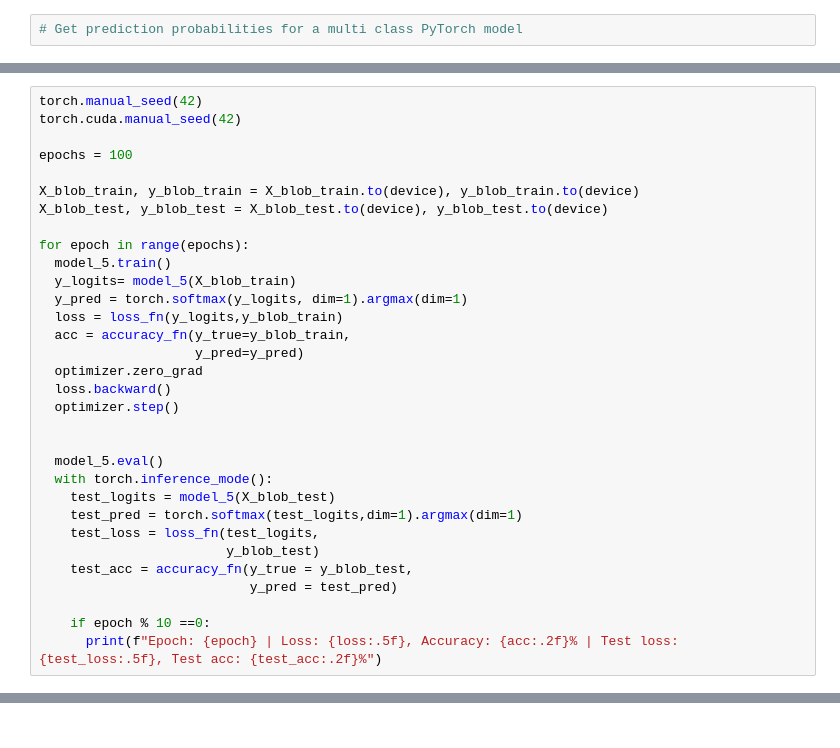
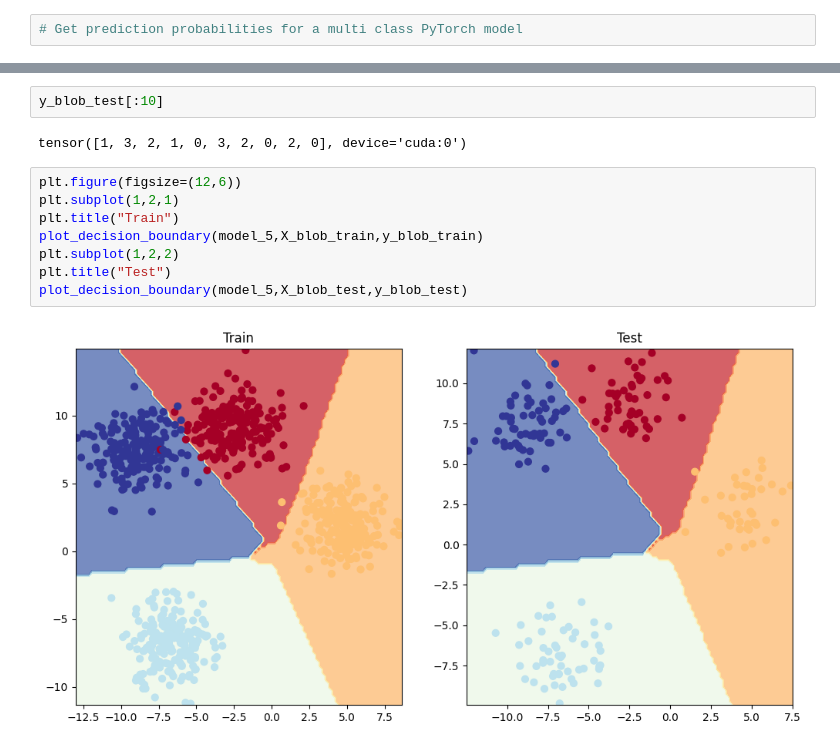
Before and after one commit to abinghamwalker/pytorch-deep-learning, a Jupyter notebook: follow_along/02_follow_along.ipynb, the cells around one changed output, grey strips where cells are left out. Cells and saved outputs as stored; diff of their text form.

```diff
--- a/follow_along/02_follow_along.ipynb
+++ b/follow_along/02_follow_along.ipynb
@@ -904,32 +994,0 @@ tensor([[0.3169, 0.3244, 0.1405, 0.2182],
-# %%
-torch.manual_seed(42)
-torch.cuda.manual_seed(42)
-
-epochs = 100
-
-X_blob_train, y_blob_train = X_blob_train.to(device), y_blob_train.to(device)
-X_blob_test, y_blob_test = X_blob_test.to(device), y_blob_test.to(device)
-
-for epoch in range(epochs):
-  model_5.train()
-  y_logits= model_5(X_blob_train)
-  y_pred = torch.softmax(y_logits, dim=1).argmax(dim=1)
-  loss = loss_fn(y_logits,y_blob_train)
-  acc = accuracy_fn(y_true=y_blob_train,
-                    y_pred=y_pred)
-  optimizer.zero_grad
-  loss.backward()
-  optimizer.step()
-
-
-  model_5.eval()
-  with torch.inference_mode():
-    test_logits = model_5(X_blob_test)
-    test_pred = torch.softmax(test_logits,dim=1).argmax(dim=1)
-    test_loss = loss_fn(test_logits,
-                        y_blob_test)
-    test_acc = accuracy_fn(y_true = y_blob_test,
-                           y_pred = test_pred)
-
-    if epoch % 10 ==0:
-      print(f"Epoch: {epoch} | Loss: {loss:.5f}, Accuracy: {acc:.2f}% | Test loss: {test_loss:.5f}, Test acc: {test_acc:.2f}%")
@@ -948,0 +1002,14 @@ There is something very wrong with this model... time stamp 13hrs 40mins
+# %%
+y_blob_test[:10]
+# %% [output]
+tensor([1, 3, 2, 1, 0, 3, 2, 0, 2, 0], device='cuda:0')
+# %%
+plt.figure(figsize=(12,6))
+plt.subplot(1,2,1)
+plt.title("Train")
+plot_decision_boundary(model_5,X_blob_train,y_blob_train)
+plt.subplot(1,2,2)
+plt.title("Test")
+plot_decision_boundary(model_5,X_blob_test,y_blob_test)
+# %% [output]
+[figure, added]
```
Also changed, not shown: parts of 15 cells of this notebook.
